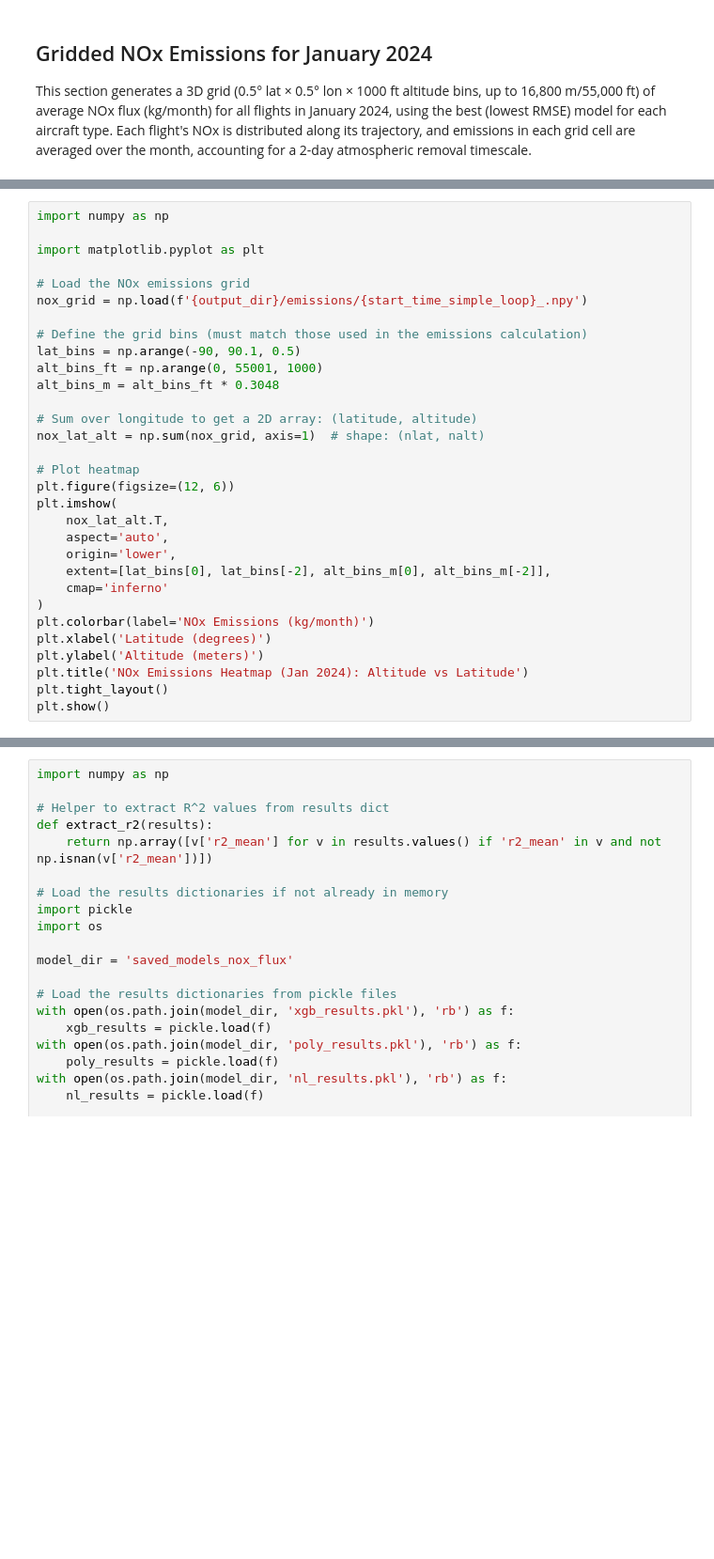
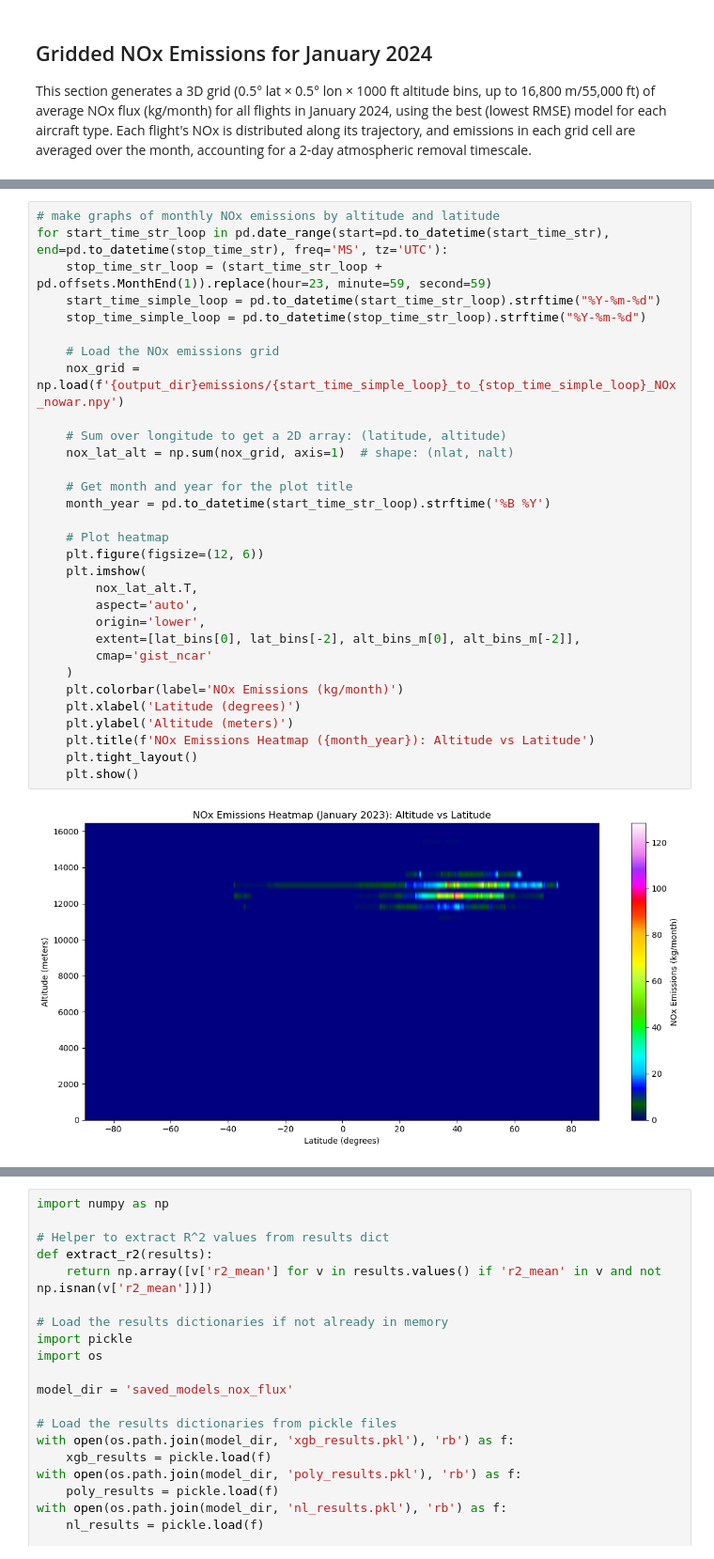
Before and after one commit to Centre-for-Atmospheric-Science-Cam-Chem/ConflictTrails, a Jupyter notebook: driver.ipynb, the cells around one changed output, grey strips where cells are left out. Shown at 94% size. Cells and saved outputs as stored; diff of their text form; blank space fills up the shorter version.

```diff
--- a/driver.ipynb
+++ b/driver.ipynb
@@ -889,33 +914,35 @@ with ProcessPoolExecutor() as executor:
     list(executor.map(process_month_emissions_wrapper, month_args))
 '''
 # %%
-import numpy as np
+# make graphs of monthly NOx emissions by altitude and latitude
+for start_time_str_loop in pd.date_range(start=pd.to_datetime(start_time_str), end=pd.to_datetime(stop_time_str), freq='MS', tz='UTC'):
+    stop_time_str_loop = (start_time_str_loop + pd.offsets.MonthEnd(1)).replace(hour=23, minute=59, second=59)
+    start_time_simple_loop = pd.to_datetime(start_time_str_loop).strftime("%Y-%m-%d")
+    stop_time_simple_loop = pd.to_datetime(stop_time_str_loop).strftime("%Y-%m-%d")
 
-import matplotlib.pyplot as plt
+    # Load the NOx emissions grid
+    nox_grid = np.load(f'{output_dir}emissions/{start_time_simple_loop}_to_{stop_time_simple_loop}_NOx_nowar.npy')
 
-# Load the NOx emissions grid
-nox_grid = np.load(f'{output_dir}/emissions/{start_time_simple_loop}_.npy')
+    # Sum over longitude to get a 2D array: (latitude, altitude)
+    nox_lat_alt = np.sum(nox_grid, axis=1)  # shape: (nlat, nalt)
 
-# Define the grid bins (must match those used in the emissions calculation)
-lat_bins = np.arange(-90, 90.1, 0.5)
-alt_bins_ft = np.arange(0, 55001, 1000)
-alt_bins_m = alt_bins_ft * 0.3048
+    # Get month and year for the plot title
+    month_year = pd.to_datetime(start_time_str_loop).strftime('%B %Y')
 
-# Sum over longitude to get a 2D array: (latitude, altitude)
-nox_lat_alt = np.sum(nox_grid, axis=1)  # shape: (nlat, nalt)
-
-# Plot heatmap
-plt.figure(figsize=(12, 6))
-plt.imshow(
-    nox_lat_alt.T,
-    aspect='auto',
-    origin='lower',
-    extent=[lat_bins[0], lat_bins[-2], alt_bins_m[0], alt_bins_m[-2]],
-    cmap='inferno'
-)
-plt.colorbar(label='NOx Emissions (kg/month)')
-plt.xlabel('Latitude (degrees)')
-plt.ylabel('Altitude (meters)')
-plt.title('NOx Emissions Heatmap (Jan 2024): Altitude vs Latitude')
-plt.tight_layout()
-plt.show()
+    # Plot heatmap
+    plt.figure(figsize=(12, 6))
+    plt.imshow(
+        nox_lat_alt.T,
+        aspect='auto',
+        origin='lower',
+        extent=[lat_bins[0], lat_bins[-2], alt_bins_m[0], alt_bins_m[-2]],
+        cmap='gist_ncar'
+    )
+    plt.colorbar(label='NOx Emissions (kg/month)')
+    plt.xlabel('Latitude (degrees)')
+    plt.ylabel('Altitude (meters)')
+    plt.title(f'NOx Emissions Heatmap ({month_year}): Altitude vs Latitude')
+    plt.tight_layout()
+    plt.show()
+# %% [output]
+[figure, added]
```
Also changed, not shown: parts of 6 cells of this notebook, 4 other files.
